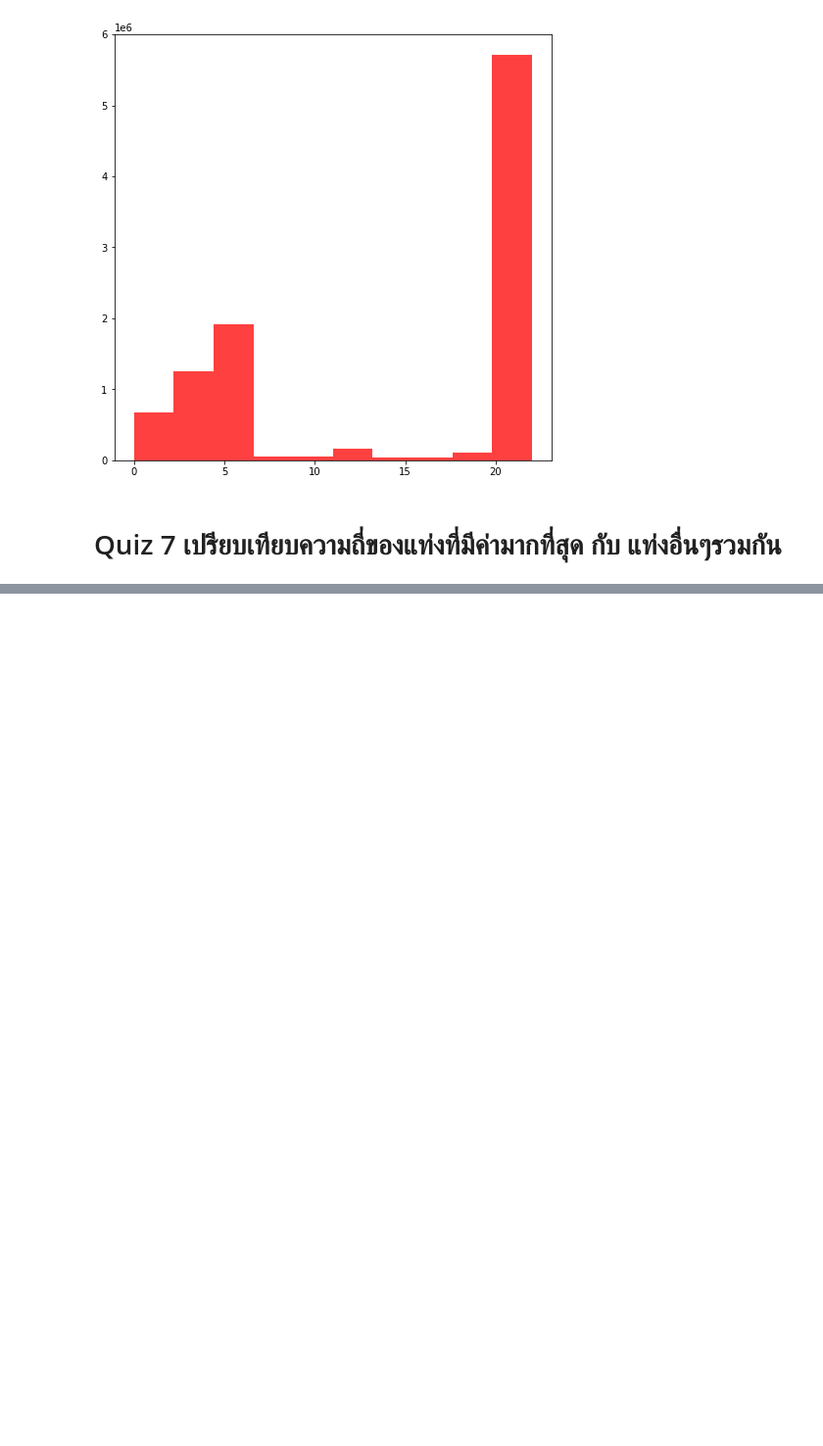
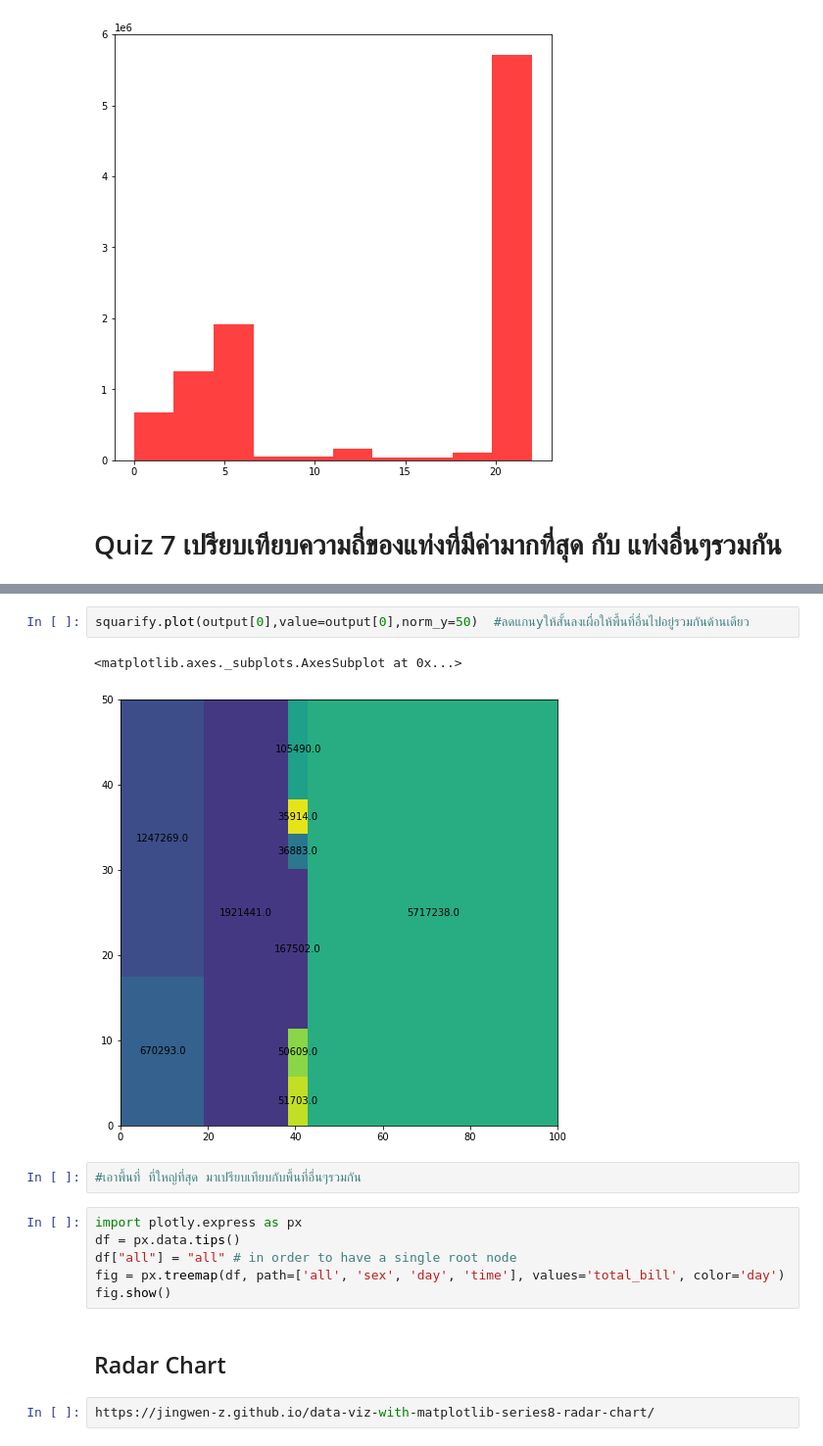
Before and after one commit to bebeam2942/data_viz, a Jupyter notebook: Visualize_Data_Comparison.ipynb, the cells around one changed output, grey strips where cells are left out. Shown at 98% size. Drawn from its saved outputs; the diff is of its cells as text; blank space fills up the shorter version.

```diff
--- a/Visualize_Data_Comparison.ipynb
+++ b/Visualize_Data_Comparison.ipynb
@@ -289,0 +304,17 @@ KeyError: ignored
+# %%
+squarify.plot(output[0],value=output[0],norm_y=50)  #ลดแกนyให้สั้นลงเผื่อให้พื้นที่อื่นไปอยู่รวมกันด้านเดียว
+# %% [output]
+<matplotlib.axes._subplots.AxesSubplot at 0x...>
+[figure, added]
+# %%
+#เอาพื้นที่ ที่ใหญ่ที่สุด มาเปรียบเทียบกับพื้นที่อื่นๆรวมกัน
+# %%
+import plotly.express as px
+df = px.data.tips()
+df["all"] = "all" # in order to have a single root node
+fig = px.treemap(df, path=['all', 'sex', 'day', 'time'], values='total_bill', color='day')
+fig.show()
+# %% [markdown]
+## Radar Chart
+# %%
+https://jingwen-z.github.io/data-viz-with-matplotlib-series8-radar-chart/
```
Also changed, not shown: parts of 10 cells of this notebook.
